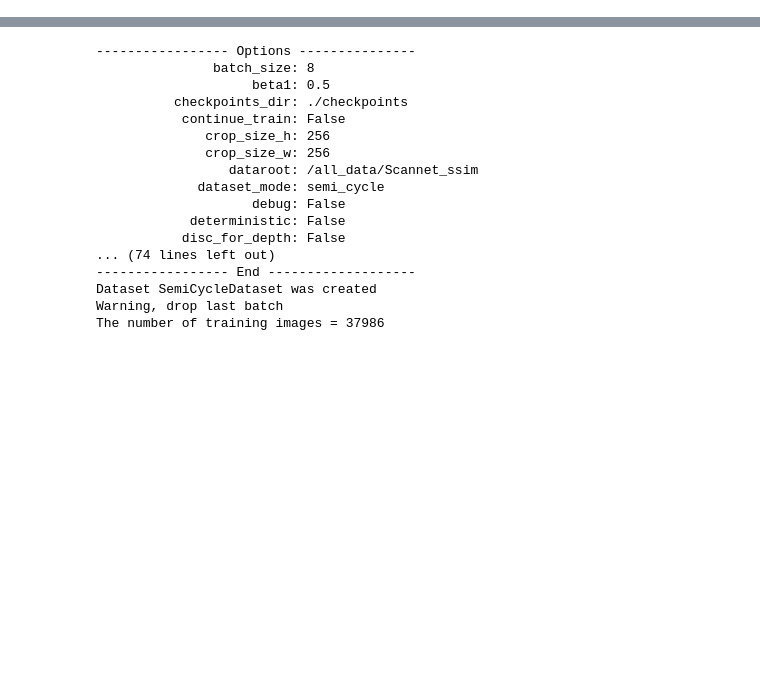
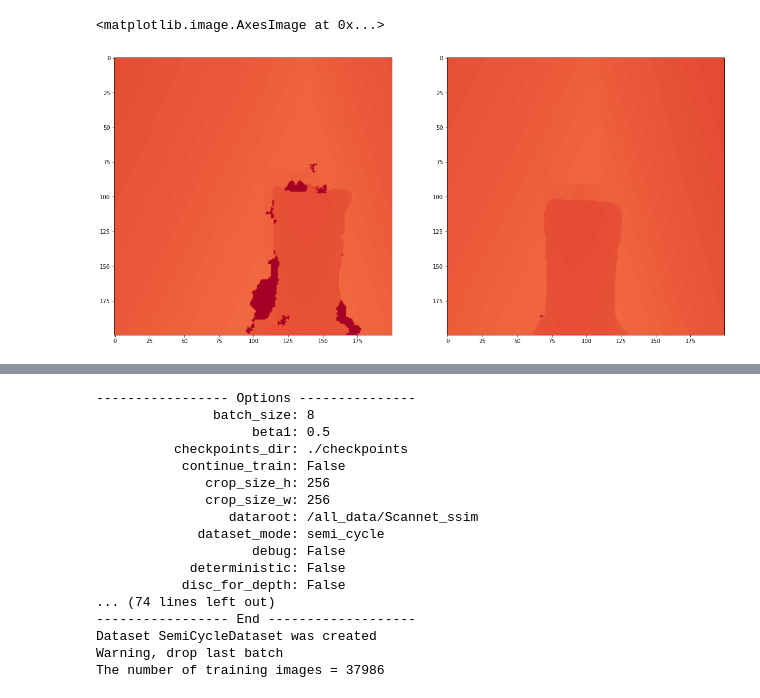
Before and after one commit to maxs-kan/my_cyclegan, a Jupyter notebook: code_check.ipynb, the cells around one changed output, grey strips where cells are left out. Drawn from its saved outputs; the diff is of its cells as text; code cells hidden in the pictures; blank space fills up the shorter version.

```diff
--- a/code_check.ipynb
+++ b/code_check.ipynb
@@ -2,0 +36,7 @@
+# %%
+f, ax = plt.subplots(1,2,figsize=(20,10))
+ax[0].imshow(d_lq[100:300, 100:300], cmap=plt.get_cmap('RdYlBu'), vmin=0, vmax=5100)
+ax[1].imshow(d_hq[100:300, 100:300], cmap=plt.get_cmap('RdYlBu'), vmin=0, vmax=5100)
+# %% [output]
+<matplotlib.image.AxesImage at 0x...>
+[figure, added]
```
Also changed, not shown: parts of 11 cells of this notebook, 8 other files.
